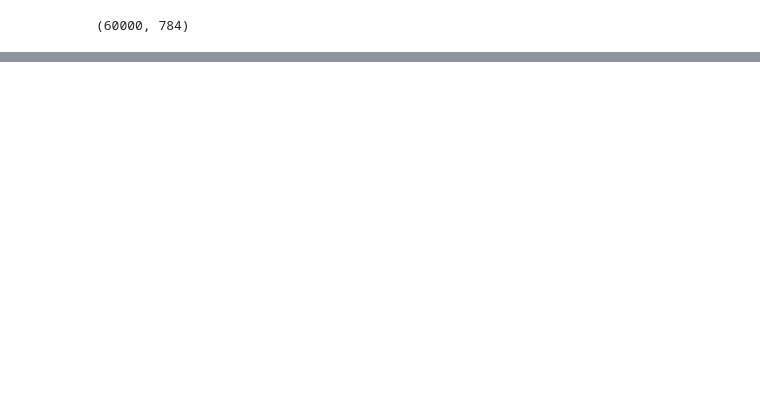
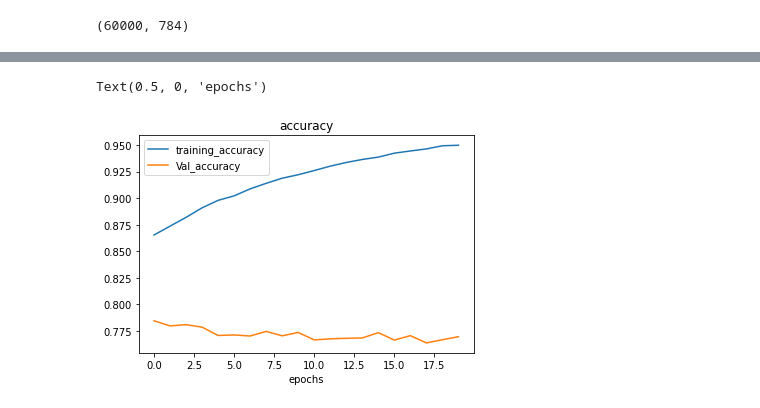
Before and after one commit to Ahmed-Shatla/RBM-with-Fashion-MNIST-dataset, a Jupyter notebook: RBM_with_fashion_MNIST.ipynb, the cells around one changed output, grey strips where cells are left out. Saved outputs shown, nothing was run; the diff lists cells and outputs as text; code cells hidden in the pictures; blank space fills up the shorter version.

```diff
--- a/RBM_with_fashion_MNIST.ipynb
+++ b/RBM_with_fashion_MNIST.ipynb
@@ -17,0 +75,4 @@ model = BernoulliRBM(n_components=256,n_iter=10,batch_size=)
+# %%
+from tensorflow.keras.utils import to_categorical
+y_train = to_categorical(y_train)
+y_test = to_categorical(y_test)
@@ -17,0 +82,15 @@ model = BernoulliRBM(n_components=256,n_iter=10,batch_size=)
+# %%
+model = Sequential()
+
+model.add(Dense(units=128,input_shape=(784,),activation='relu'))
+
+model.add(Dense(units=512,activation='relu'))
+
+model.add(Dense(units=128,activation='relu'))
+
+model.add(Dense(38,activation = 'softmax'))
+
+
+
+model.add(Dense(10,activation = 'softmax'))
+model.summary()
@@ -17,0 +117,4 @@ model = BernoulliRBM(n_components=256,n_iter=10,batch_size=)
+# %%
+model.compile(optimizer = 'adam', loss = 'categorical_crossentropy',metrics = ['accuracy'])
+# %%
+history = model.fit(X_train_generated,y_train,batch_size=32,epochs=20,verbose=1,validation_split=0.1)
@@ -17,0 +139,9 @@ model = BernoulliRBM(n_components=256,n_iter=10,batch_size=)
+# %%
+plt.plot(history.history['accuracy'])
+plt.plot(history.history['val_accuracy'])
+plt.legend(['training_accuracy','Val_accuracy'])
+plt.title('accuracy')
+plt.xlabel('epochs')
+# %% [output]
+Text(0.5, 0, 'epochs')
+[figure, added]
```
Also changed, not shown: parts of 16 cells of this notebook.
